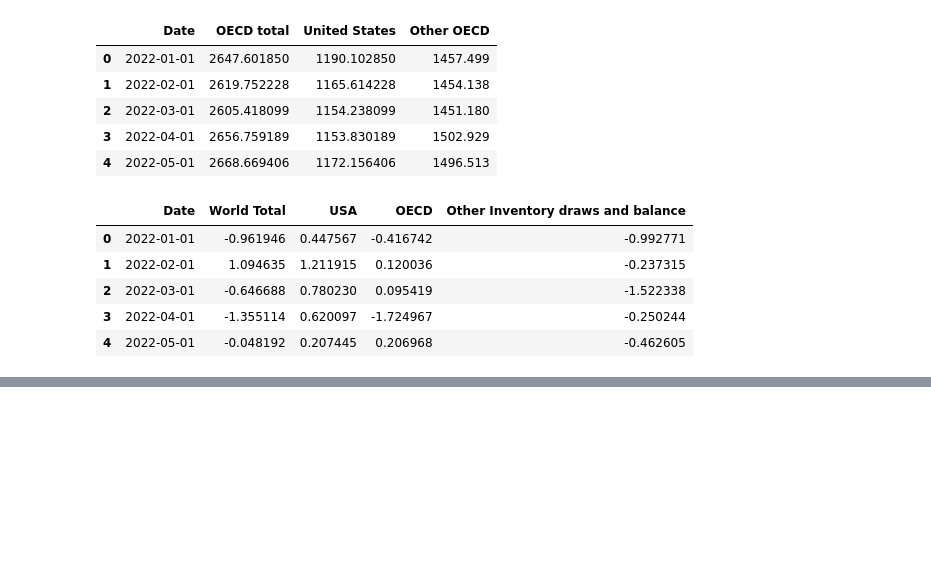
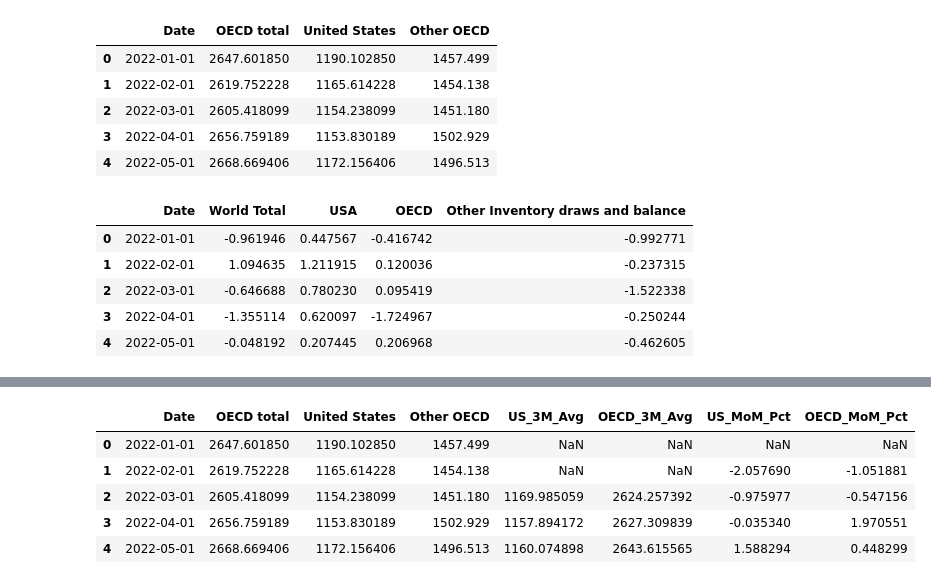
Before and after one commit to Frank-J1/global-oil-reserves, a Jupyter notebook: data_exploratory_analysis.ipynb, the cells around one changed output, grey strips where cells are left out. Drawn from its saved outputs; the diff is of its cells as text; code cells hidden in the pictures; blank space fills up the shorter version.

```diff
--- a/data_exploratory_analysis.ipynb
+++ b/data_exploratory_analysis.ipynb
@@ -90,0 +97,14 @@ Text(0.5, 1.0, 'OECD vs. Withdraws Over Time')
+# %%
+df_inventories['US_3M_Avg'] = df_inventories['United States'].rolling(window=3).mean()
+df_inventories['OECD_3M_Avg'] = df_inventories['OECD total'].rolling(window=3).mean()
+df_inventories['US_MoM_Pct'] = df_inventories['United States'].pct_change() * 100
+df_inventories['OECD_MoM_Pct'] = df_inventories['OECD total'].pct_change() * 100
+# %%
+df_inventories.head()
+# %% [output]
+|  | Date | OECD total | United States | Other OECD | US_3M_Avg | OECD_3M_Avg | US_MoM_Pct | OECD_MoM_Pct |
+| 0 | 2022-01-01 | 2647.601850 | 1190.102850 | 1457.499 | NaN | NaN | NaN | NaN |
+| 1 | 2022-02-01 | 2619.752228 | 1165.614228 | 1454.138 | NaN | NaN | -2.057690 | -1.051881 |
+| 2 | 2022-03-01 | 2605.418099 | 1154.238099 | 1451.180 | 1169.985059 | 2624.257392 | -0.975977 | -0.547156 |
+| 3 | 2022-04-01 | 2656.759189 | 1153.830189 | 1502.929 | 1157.894172 | 2627.309839 | -0.035340 | 1.970551 |
+| 4 | 2022-05-01 | 2668.669406 | 1172.156406 | 1496.513 | 1160.074898 | 2643.615565 | 1.588294 | 0.448299 |
```
Also changed, not shown: parts of 2 cells of this notebook.
